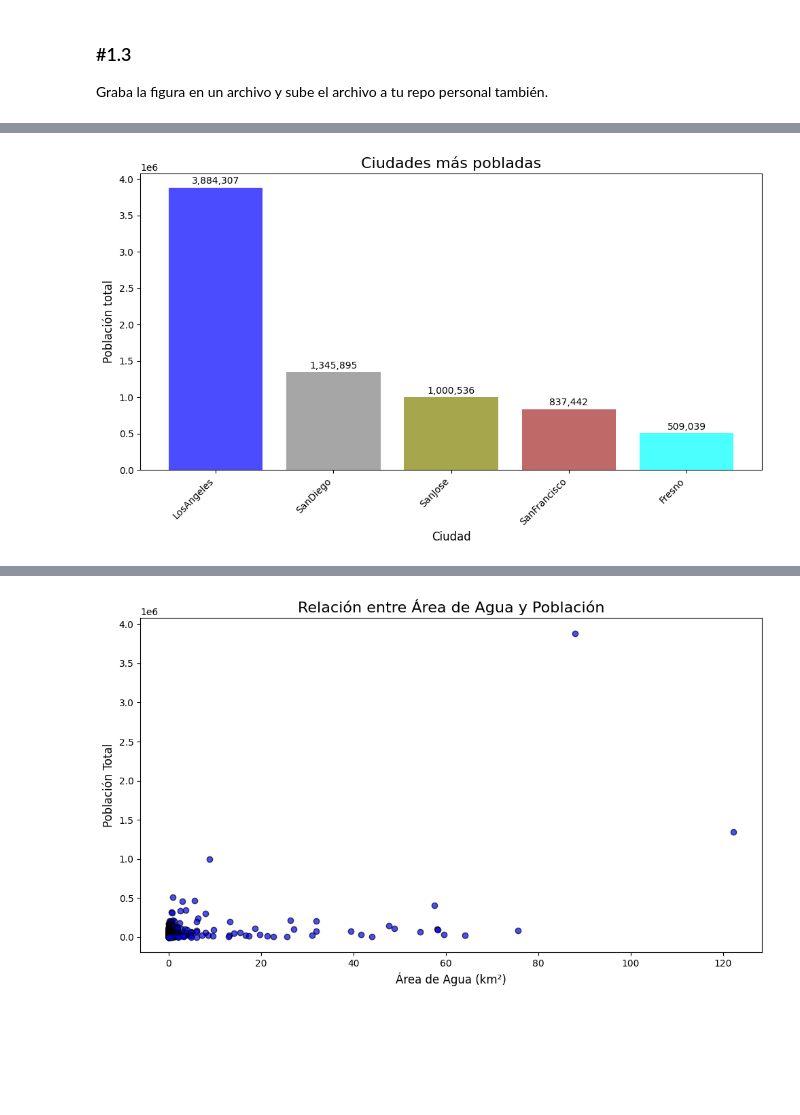
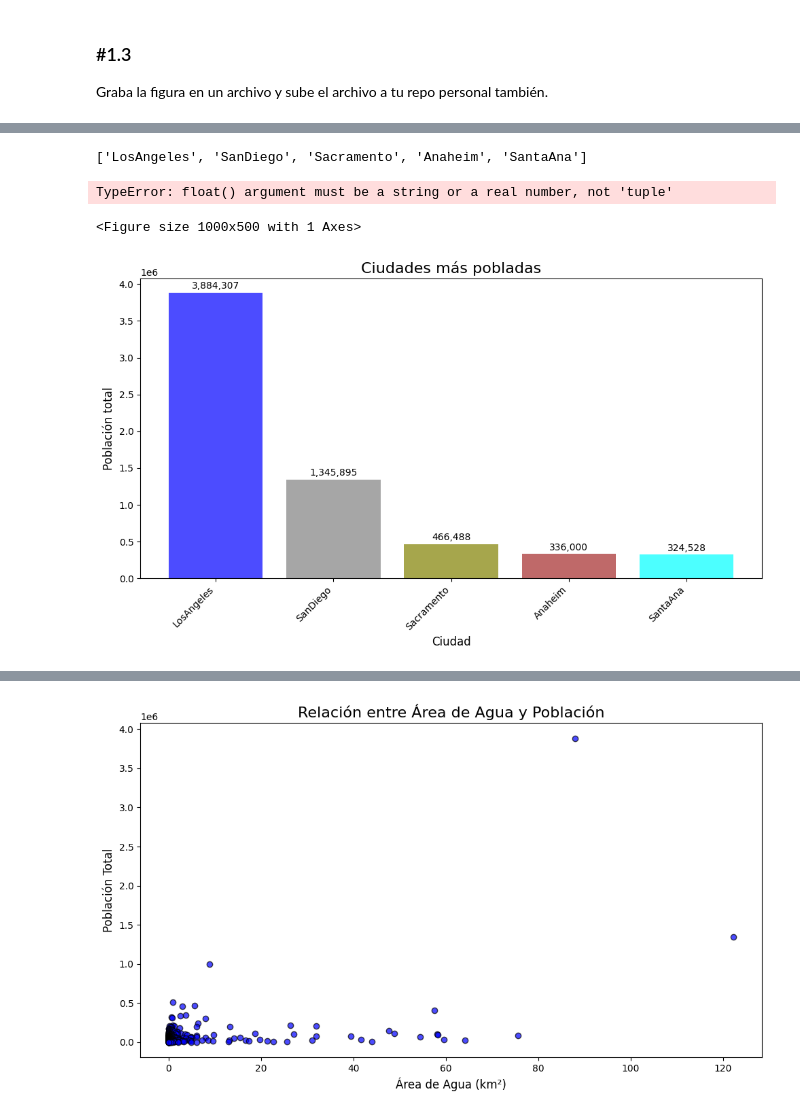
Before and after one commit to JoseRKC/ONLINE_DS_THEBRIDGE_JOSERCC, a Jupyter notebook: 03_Analisis_de_Datos/Sprint_08/Unidad_01/Practica_Obligatoria/18_Practica_Obligatoria_Visualizacion_Basica.ipynb, the cells around one changed output, grey strips where cells are left out. Cells and saved outputs as stored; diff of their text form; code cells hidden in the pictures; blank space fills up the shorter version.

```diff
--- a/03_Analisis_de_Datos/Sprint_08/Unidad_01/Practica_Obligatoria/18_Practica_Obligatoria_Visualizacion_Basica.ipynb
+++ b/03_Analisis_de_Datos/Sprint_08/Unidad_01/Practica_Obligatoria/18_Practica_Obligatoria_Visualizacion_Basica.ipynb
@@ -30,3 +31,5 @@ Index(['Unnamed: 0', 'city', 'latd', 'longd', 'elevation_m', 'elevation_ft',
        'area_water_sq_mi', 'area_total_km2', 'area_land_km2', 'area_water_km2',
        'area_water_percent'],
       dtype='object')
+# %%
+cities.dropna(inplace=True)
@@ -58,4 +90,26 @@ top_cities
+# %%
+ciudades=top_cities["city"].tolist()
+colors = ['blue', 'gray', 'olive', 'brown', 'cyan']
+# %% [output]
+['LosAngeles', 'SanDiego', 'Sacramento', 'Anaheim', 'SantaAna']
+# %%
+plt.figure(figsize=(10,5))
+plt.bar(x=top_cities["city"],height=top_cities["population_total"]/1000, color=colors, alpha=0.5)
+
+plt.ylim([0,5000])
+plt.title("ciudades mas pobladas de California")
+plt.xlabel('Ciudad', fontsize=12)
+plt.ylabel('Población total', fontsize=12)
+for indice, ciudad in enumerate(top_cities.index):
+    poblacion = top_cities.loc[ciudad,"population_total"]/1000,
+    plt.text(ciudades[indice], poblacion, f"{poblacion}", ha = "center")
+plt.show()
+# %% [output]
+TypeError: float() argument must be a string or a real number, not 'tuple'
+<Figure size 1000x500 with 1 Axes>
 # %%
+
+cities.population_total.nlargest(10)
 
 cities = cities.sort_values(by='population_total', ascending=False)
 top_cities = cities.head(5)
@@ -66,35 +120,35 @@ top_cities
 fig, ax = plt.subplots(figsize=(10, 6))
 
 # Colores personalizados
 colors = ['blue', 'gray', 'olive', 'brown', 'cyan']  # Añadimos más colores si es necesario
 
 # Crear el gráfico de barras
 bars = ax.bar(top_cities['city'], top_cities['population_total'], color=colors, alpha=0.7)
 
 # Agregar etiquetas de población centradas sobre las barras
 for bar, population in zip(bars, top_cities['population_total']):
     ax.text(
         bar.get_x() + bar.get_width() / 2,  # Posición centrada
         bar.get_height() + 50000,          # Un poco encima de la barra
         f'{population:,}',                 # Formato con comas
         ha='center', fontsize=10, color='black'
     )
 
 # Configurar el título y las etiquetas de los ejes
 ax.set_title('Ciudades más pobladas', fontsize=16)
 ax.set_xlabel('Ciudad', fontsize=12)
 ax.set_ylabel('Población total', fontsize=12)
 
 # Rotar etiquetas del eje X para mayor legibilidad
 ax.set_xticklabels(top_cities['city'], rotation=45, ha='right')
 
 # Ajustar diseño
 fig.tight_layout()
 
 # Mostrar el gráfico
-plt.show()
+plt.show();
 # %% [output]
-[figure, old version]
+[figure, new version]
 # %%
 
 # Crear el histograma
```
Also changed, not shown: parts of 9 cells of this notebook, 1 other file.
